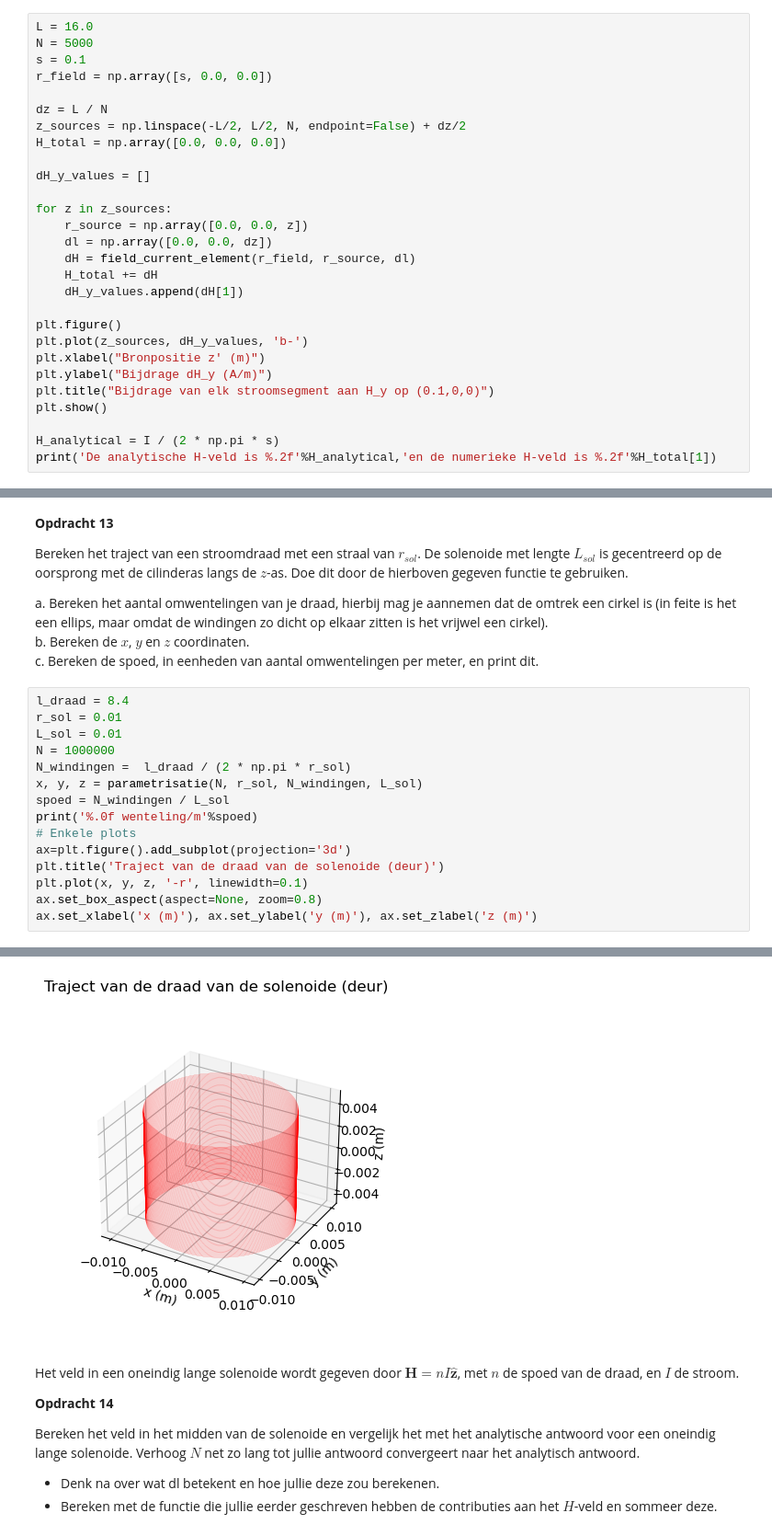
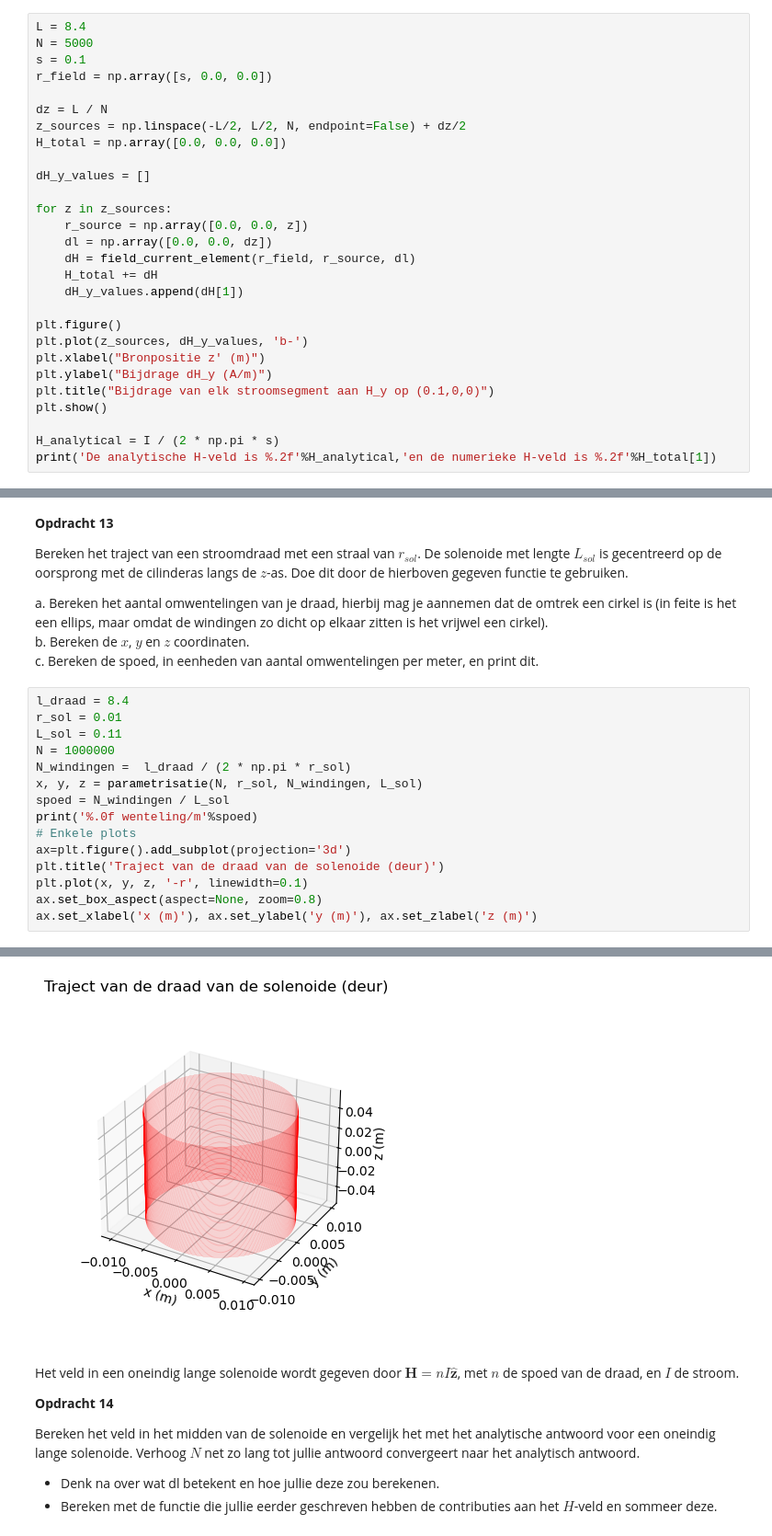
Before and after one commit to Abayu-hub/opdrachten-DEF-D, a Jupyter notebook: 2KrachtactuatorOpdracht/KrachtactuatorOpdracht.ipynb, the cells around one changed output, grey strips where cells are left out. Shown at 92% size. Saved outputs shown, nothing was run; the diff lists cells and outputs as text.

```diff
--- a/2KrachtactuatorOpdracht/KrachtactuatorOpdracht.ipynb
+++ b/2KrachtactuatorOpdracht/KrachtactuatorOpdracht.ipynb
@@ -394,7 +359,7 @@ Nu gaan we met behulp van de numerieke implementatie van de wet van Biot-Savart
 
 Deze opdracht kan ook gemaakt worden met het gebruik van for loops, De akauze voor methode is aan jullie.
 # %%
-L = 16.0
+L = 8.4
 N = 5000
 s = 0.1
 r_field = np.array([s, 0.0, 0.0])
@@ -452,7 +417,7 @@ c. Bereken de spoed, in eenheden van aantal omwentelingen per meter, en print di
 # %%
 l_draad = 8.4
 r_sol = 0.01
-L_sol = 0.01
+L_sol = 0.11
 N = 1000000
 N_windingen =  l_draad / (2 * np.pi * r_sol)
 x, y, z = parametrisatie(N, r_sol, N_windingen, L_sol)
@@ -469,5 +434,5 @@ ax.set_xlabel('x (m)'), ax.set_ylabel('y (m)'), ax.set_zlabel('z (m)')
 (Text(0.5, 0, 'x (m)'), Text(0.5, 0.5, 'y (m)'), Text(0.5, 0, 'z (m)'))
-[figure, old version]
+[figure, new version]
 # %% [markdown]
 Het veld in een oneindig lange solenoide wordt gegeven door $\mathbf{H} = n I \hat{\mathbf{z}}$, met $n$ de spoed van de draad, en $I$ de stroom.
 
```
Also changed, not shown: parts of 8 cells of this notebook, 4 other files.
